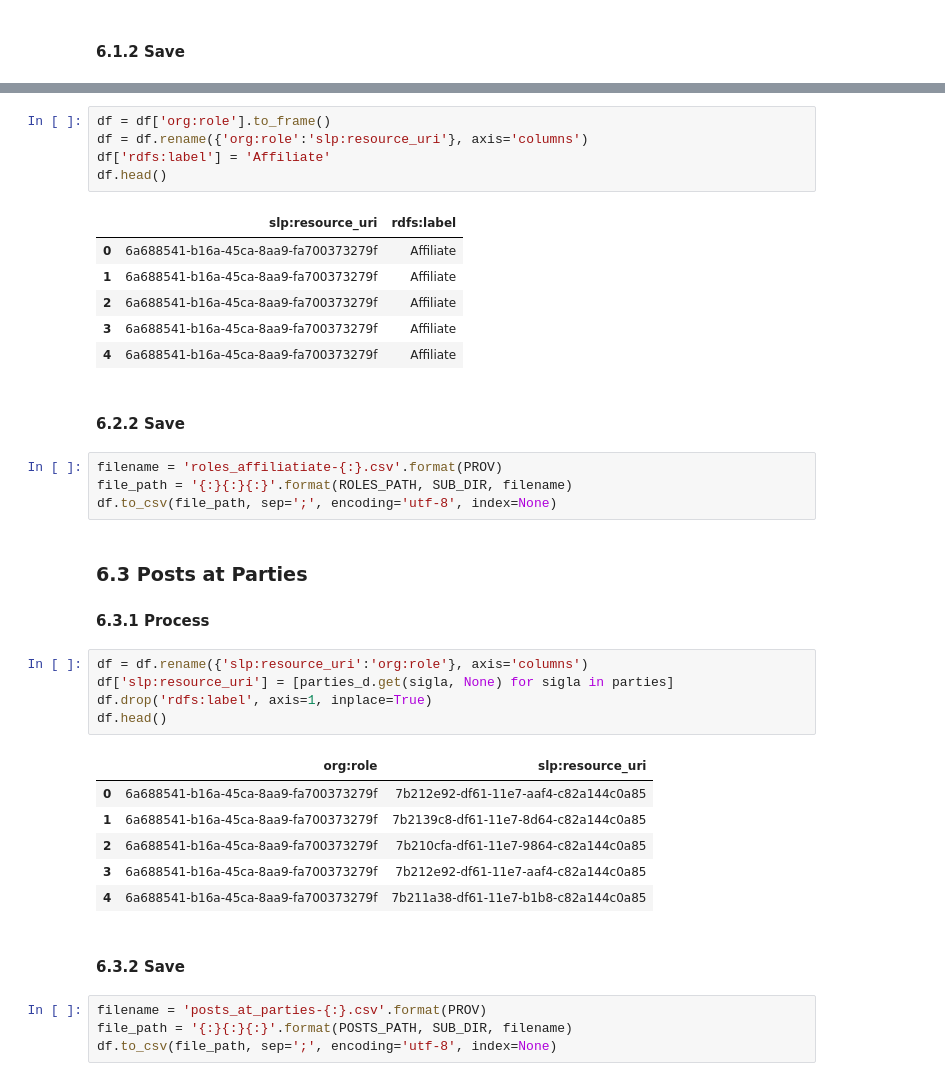
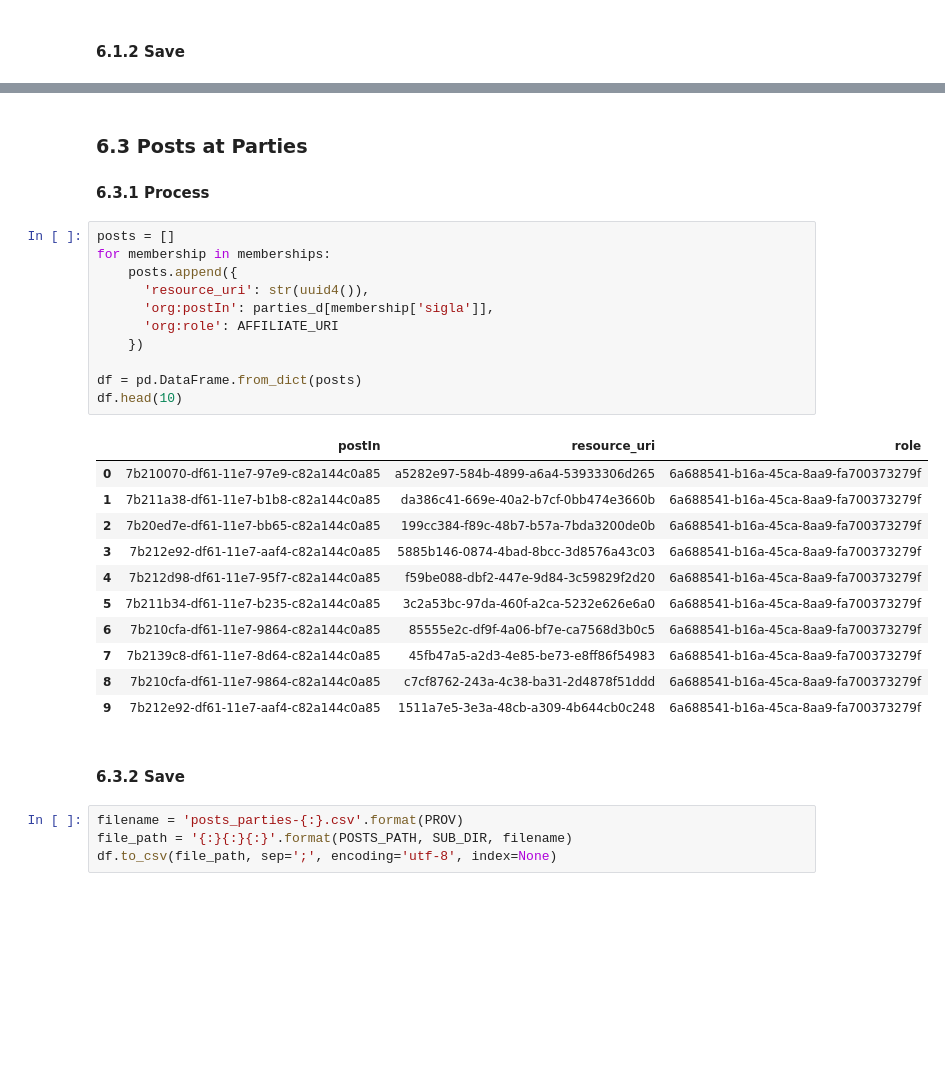
Before and after one commit to guilhermevarela/polare_scrapper, a Jupyter notebook: Senators.ipynb, the cells around one changed output, grey strips where cells are left out. Drawn from its saved outputs; the diff is of its cells as text; blank space fills up the shorter version.

```diff
--- a/Senators.ipynb
+++ b/Senators.ipynb
@@ -259,39 +267,32 @@ df.to_csv(file_path, sep=';', encoding='utf-8', index=None)
-# %%
-df = df['org:role'].to_frame()
-df = df.rename({'org:role':'slp:resource_uri'}, axis='columns')
-df['rdfs:label'] = 'Affiliate'
-df.head()
-# %% [output]
-|  | slp:resource_uri | rdfs:label |
-| 0 | 6a688541-b16a-45ca-8aa9-fa700373279f | Affiliate |
-| 1 | 6a688541-b16a-45ca-8aa9-fa700373279f | Affiliate |
-| 2 | 6a688541-b16a-45ca-8aa9-fa700373279f | Affiliate |
-| 3 | 6a688541-b16a-45ca-8aa9-fa700373279f | Affiliate |
-| 4 | 6a688541-b16a-45ca-8aa9-fa700373279f | Affiliate |
-# %% [markdown]
- #### 6.2.2 Save
-# %%
-filename = 'roles_affiliatiate-{:}.csv'.format(PROV)
-file_path = '{:}{:}{:}'.format(ROLES_PATH, SUB_DIR, filename)
-df.to_csv(file_path, sep=';', encoding='utf-8', index=None)
 # %% [markdown]
  ### 6.3 Posts at Parties
  #### 6.3.1 Process
-# %%
-df = df.rename({'slp:resource_uri':'org:role'}, axis='columns')
-df['slp:resource_uri'] = [parties_d.get(sigla, None) for sigla in parties]
-df.drop('rdfs:label', axis=1, inplace=True)
-df.head()
-# %% [output]
-|  | org:role | slp:resource_uri |
-| 0 | 6a688541-b16a-45ca-8aa9-fa700373279f | 7b212e92-df61-11e7-aaf4-c82a144c0a85 |
-| 1 | 6a688541-b16a-45ca-8aa9-fa700373279f | 7b2139c8-df61-11e7-8d64-c82a144c0a85 |
-| 2 | 6a688541-b16a-45ca-8aa9-fa700373279f | 7b210cfa-df61-11e7-9864-c82a144c0a85 |
-| 3 | 6a688541-b16a-45ca-8aa9-fa700373279f | 7b212e92-df61-11e7-aaf4-c82a144c0a85 |
-| 4 | 6a688541-b16a-45ca-8aa9-fa700373279f | 7b211a38-df61-11e7-b1b8-c82a144c0a85 |
+# %%
+posts = []
+for membership in memberships:
+    posts.append({
+      'resource_uri': str(uuid4()),
+      'org:postIn': parties_d[membership['sigla']],
+      'org:role': AFFILIATE_URI
+    })
+
+df = pd.DataFrame.from_dict(posts)
+df.head(10)
+# %% [output]
+|  | postIn | resource_uri | role |
+| 0 | 7b210070-df61-11e7-97e9-c82a144c0a85 | a5282e97-584b-4899-a6a4-53933306d265 | 6a688541-b16a-45ca-8aa9-fa700373279f |
+| 1 | 7b211a38-df61-11e7-b1b8-c82a144c0a85 | da386c41-669e-40a2-b7cf-0bb474e3660b | 6a688541-b16a-45ca-8aa9-fa700373279f |
+| 2 | 7b20ed7e-df61-11e7-bb65-c82a144c0a85 | 199cc384-f89c-48b7-b57a-7bda3200de0b | 6a688541-b16a-45ca-8aa9-fa700373279f |
+| 3 | 7b212e92-df61-11e7-aaf4-c82a144c0a85 | 5885b146-0874-4bad-8bcc-3d8576a43c03 | 6a688541-b16a-45ca-8aa9-fa700373279f |
+| 4 | 7b212d98-df61-11e7-95f7-c82a144c0a85 | f59be088-dbf2-447e-9d84-3c59829f2d20 | 6a688541-b16a-45ca-8aa9-fa700373279f |
+| 5 | 7b211b34-df61-11e7-b235-c82a144c0a85 | 3c2a53bc-97da-460f-a2ca-5232e626e6a0 | 6a688541-b16a-45ca-8aa9-fa700373279f |
+| 6 | 7b210cfa-df61-11e7-9864-c82a144c0a85 | 85555e2c-df9f-4a06-bf7e-ca7568d3b0c5 | 6a688541-b16a-45ca-8aa9-fa700373279f |
+| 7 | 7b2139c8-df61-11e7-8d64-c82a144c0a85 | 45fb47a5-a2d3-4e85-be73-e8ff86f54983 | 6a688541-b16a-45ca-8aa9-fa700373279f |
+| 8 | 7b210cfa-df61-11e7-9864-c82a144c0a85 | c7cf8762-243a-4c38-ba31-2d4878f51ddd | 6a688541-b16a-45ca-8aa9-fa700373279f |
+| 9 | 7b212e92-df61-11e7-aaf4-c82a144c0a85 | 1511a7e5-3e3a-48cb-a309-4b644cb0c248 | 6a688541-b16a-45ca-8aa9-fa700373279f |
 # %% [markdown]
  #### 6.3.2 Save
 # %%
-filename = 'posts_at_parties-{:}.csv'.format(PROV)
+filename = 'posts_parties-{:}.csv'.format(PROV)
 file_path = '{:}{:}{:}'.format(POSTS_PATH, SUB_DIR, filename)
 df.to_csv(file_path, sep=';', encoding='utf-8', index=None)
```
Also changed, not shown: parts of 8 cells of this notebook, 9 other files.
